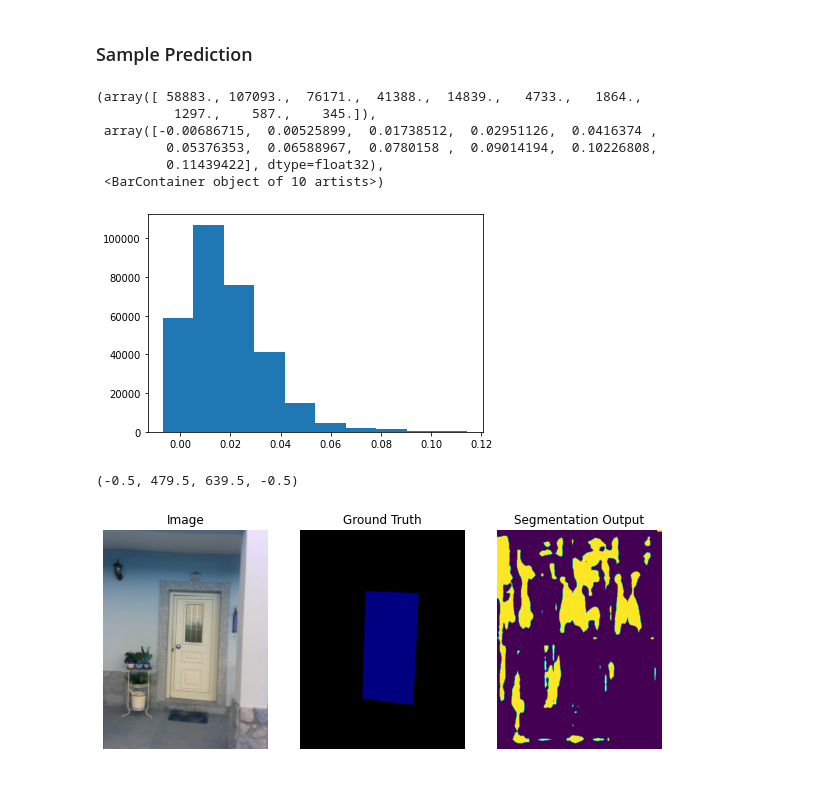
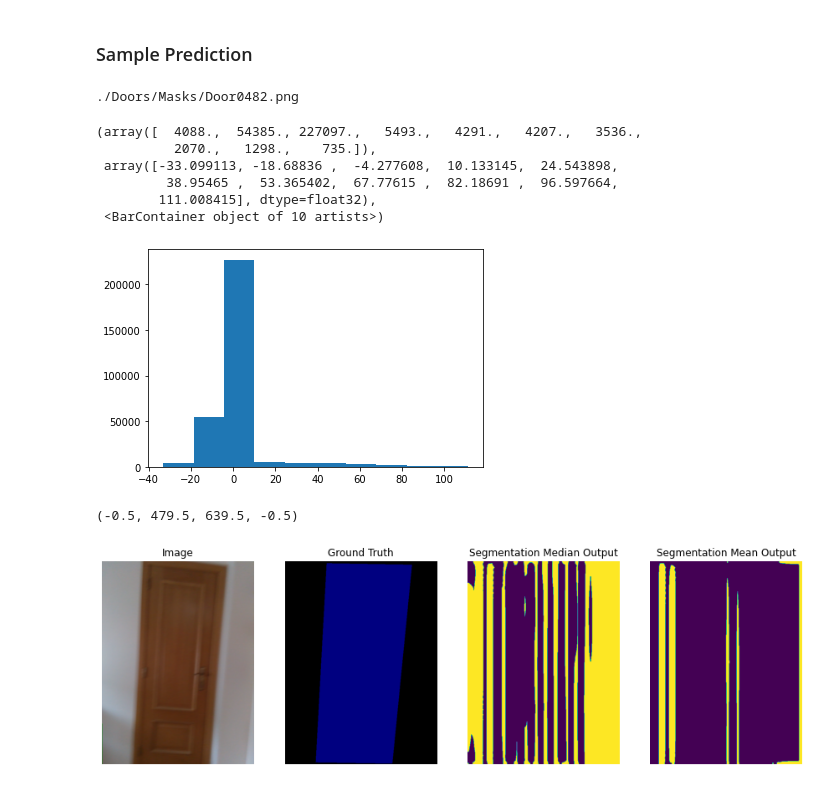
Before and after one commit to avinashsudhakaran1/thesis, a Jupyter notebook: Deeplabv3_custom/Analysis.ipynb, the cells around one changed output. Cells and saved outputs as stored; diff of their text form; code cells hidden in the pictures.

Commit message:
Working segmentation environment. Training should now be improved for better results

```diff
--- a/Deeplabv3_custom/Analysis.ipynb
+++ b/Deeplabv3_custom/Analysis.ipynb
@@ -47,45 +48,58 @@ df.plot(x='epoch',figsize=(15,8));
 # %% [markdown]
 ### Sample Prediction
 # %%
-ino = 2
-# Read  a sample image and mask from the data-set
-# img = cv2.imread('./DoorsMimicClosed/Images/Door0700.png').transpose(1,2,0).reshape(1,3,640,480)
-img = cv2.imread(input_folder + '/Images/Door0245.png').transpose(1,2,0).reshape(1,3,640,480)
-mask = cv2.imread(input_folder + '/Masks/Door0245.png')
-# mask = cv2.imread('./DoorsMimicClosed/Masks/Door0700.png')
+door = 'Door' + '0482'
+print(f'{input_folder}/Masks/{door}.png')
+
+# Read  a sample image from the data-set
+img = cv2.imread(f'{input_folder}/Images/{door}.png').transpose(2,0,1).reshape(1,3,640,480)
+
 with torch.no_grad():
     a = model(torch.from_numpy(img).type(torch.cuda.FloatTensor)/255) #/255 makes array of numbers from 0 to 1
+# %% [output]
+./Doors/Masks/Door0482.png
 # %%
 # Plot histogram of the prediction to find a suitable threshold. From the histogram a 0.1 looks like a good choice.
 plt.hist(a['out'].data.cpu().numpy().flatten())
 # %% [output]
-(array([ 58883., 107093.,  76171.,  41388.,  14839.,   4733.,   1864.,
-          1297.,    587.,    345.]),
- array([-0.00686715,  0.00525899,  0.01738512,  0.02951126,  0.0416374 ,
-         0.05376353,  0.06588967,  0.0780158 ,  0.09014194,  0.10226808,
-         0.11439422], dtype=float32),
+(array([  4088.,  54385., 227097.,   5493.,   4291.,   4207.,   3536.,
+          2070.,   1298.,    735.]),
+ array([-33.099113, -18.68836 ,  -4.277608,  10.133145,  24.543898,
+         38.95465 ,  53.365402,  67.77615 ,  82.18691 ,  96.597664,
+        111.008415], dtype=float32),
  <BarContainer object of 10 artists>)
-[figure, old version]
+[figure, new version]
+# %%
+import numpy as np
+median = np.median(a['out'].data.cpu().numpy().flatten())
+mean = a['out'].data.cpu().numpy().flatten().mean()
 # %%
 # Plot the input image, ground truth and the predicted output
-plt.figure(figsize=(10,10))
+rgb_image = cv2.cvtColor(cv2.imread(f'{input_folder}/Images/{door}.png'), cv2.COLOR_BGR2RGB)
+mask = cv2.imread(f'{input_folder}/Masks/{door}.png')
 
-plt.subplot(131)
-plt.imshow(cv2.imread(input_folder + '/Images/Door0245.png'))
+plt.figure(figsize=(15,10))
+
+plt.subplot(141)
+plt.imshow(rgb_image)
 plt.title('Image')
 plt.axis('off')
 
-plt.subplot(132)
+plt.subplot(142)
 plt.imshow(mask)
 plt.title('Ground Truth')
 plt.axis('off')
 
-plt.subplot(133)
-plt.imshow(a['out'].cpu().detach().numpy()[0][0]> 0.03)
-plt.title('Segmentation Output')
+plt.subplot(143)
+plt.imshow(a['out'].cpu().detach().numpy()[0][0]> median)
+plt.title('Segmentation Median Output')
 plt.axis('off')
 
-# plt.savefig('./DoorsMediumExp/SegmentationOutput.png',bbox_inches='tight')
+plt.subplot(144)
+plt.imshow(a['out'].cpu().detach().numpy()[0][0]> mean)
+plt.title('Segmentation Mean Output')
+plt.axis('off')
+# # plt.savefig('./DoorsMediumExp/SegmentationOutput.png',bbox_inches='tight')
 # %% [output]
 (-0.5, 479.5, 639.5, -0.5)
-[figure, old version]
+[figure, new version]
```
Also changed, not shown: parts of 1 cell of this notebook, 4 other files.
